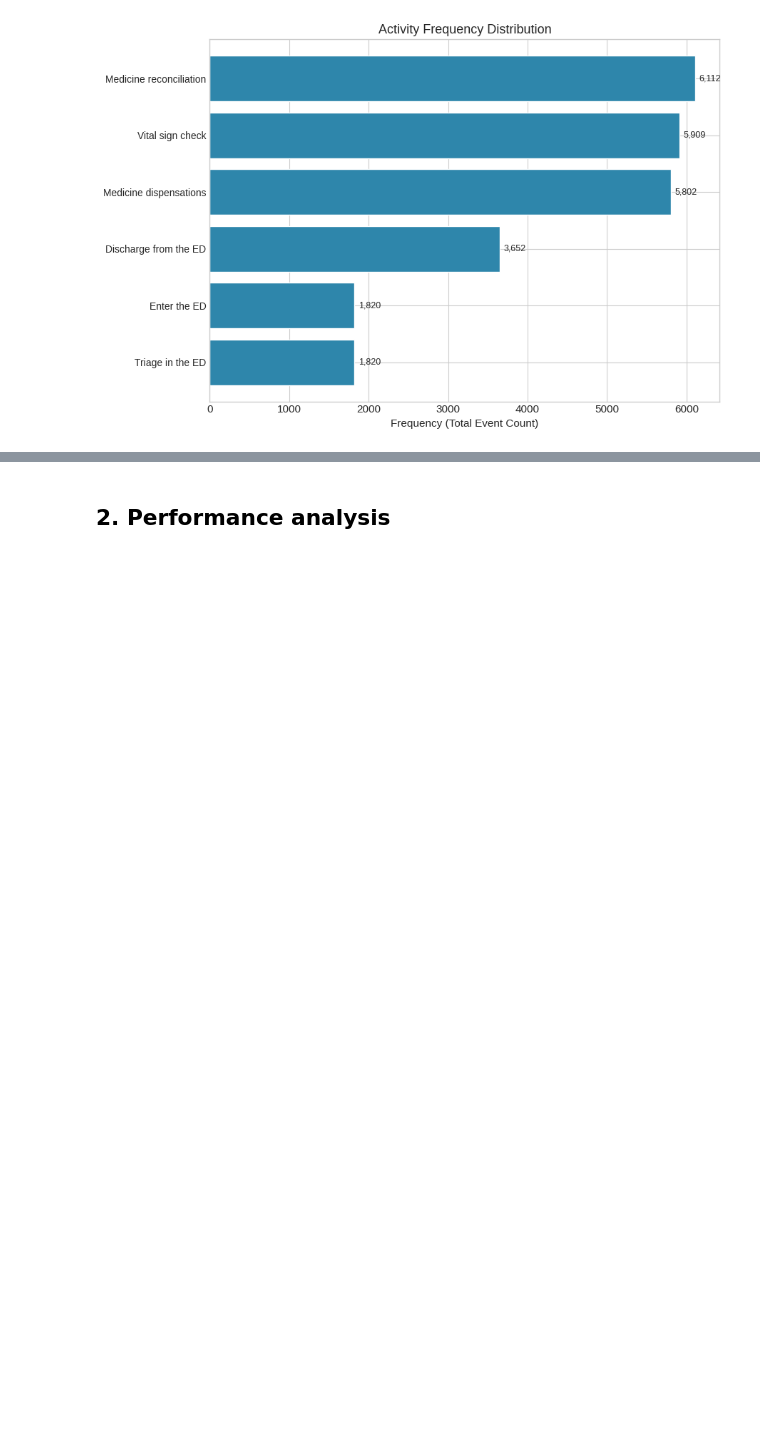
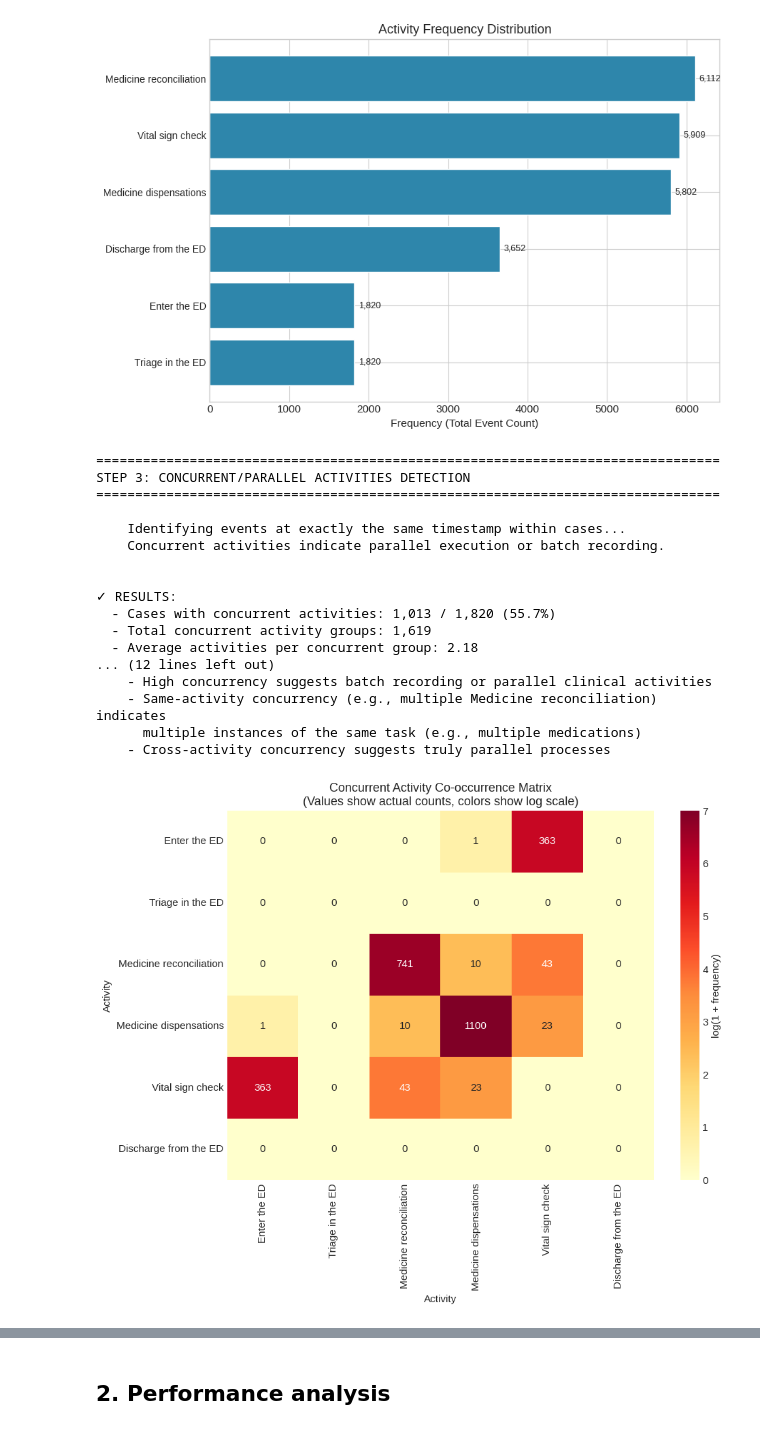
Before and after one commit to Farzad-RK/ERDepartmentProcessMining, a Jupyter notebook: main.ipynb, the cells around one changed output, grey strips where cells are left out. Saved outputs shown, nothing was run; the diff lists cells and outputs as text; code cells hidden in the pictures; blank space fills up the shorter version.

```diff
--- a/main.ipynb
+++ b/main.ipynb
@@ -182,0 +221,24 @@ plot_activity_frequency(complete_log)
+# %%
+from data_validation import detect_concurrent_activities,create_concurrent_heatmap
+
+concurrent_df, concurrent_cases, concurrent_pairs = detect_concurrent_activities(aggregated_log)
+create_concurrent_heatmap(concurrent_pairs, aggregated_log)
+# %% [output]
+================================================================================
+STEP 3: CONCURRENT/PARALLEL ACTIVITIES DETECTION
+================================================================================
+
+    Identifying events at exactly the same timestamp within cases...
+    Concurrent activities indicate parallel execution or batch recording.
+
+
+✓ RESULTS:
+  - Cases with concurrent activities: 1,013 / 1,820 (55.7%)
+  - Total concurrent activity groups: 1,619
+  - Average activities per concurrent group: 2.18
+... (12 lines left out)
+    - High concurrency suggests batch recording or parallel clinical activities
+    - Same-activity concurrency (e.g., multiple Medicine reconciliation) indicates
+      multiple instances of the same task (e.g., multiple medications)
+    - Cross-activity concurrency suggests truly parallel processes
+[figure, added]
```
Also changed, not shown: parts of 20 cells of this notebook.
